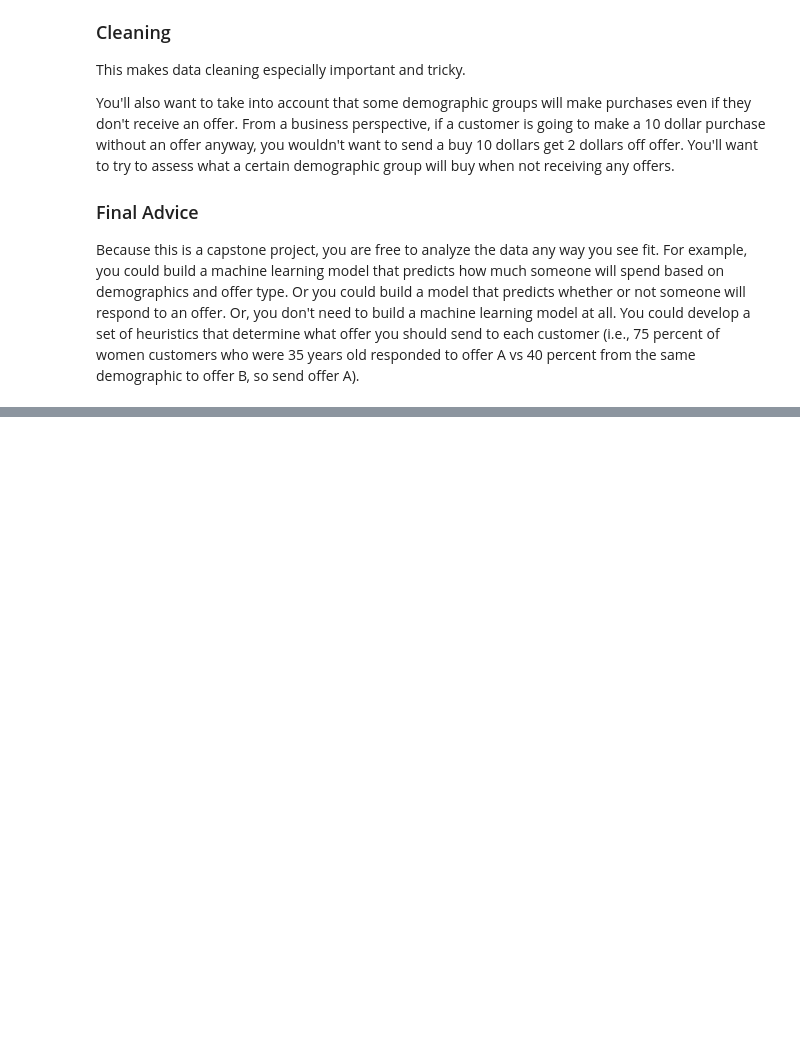
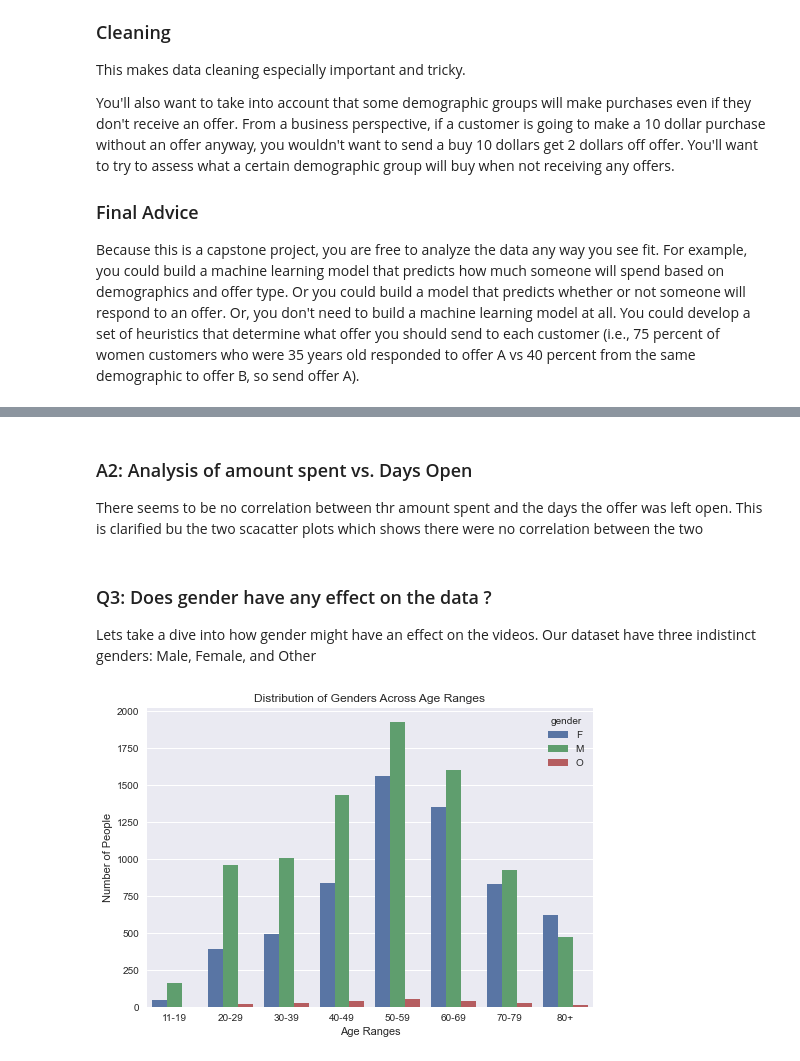
Before and after one commit to nifesimii/Starbucks_Customer_Segmentation, a Jupyter notebook: Starbucks_Capstone_notebook.ipynb, the cells around one changed output, grey strips where cells are left out. Saved outputs shown, nothing was run; the diff lists cells and outputs as text; code cells hidden in the pictures; blank space fills up the shorter version.

```diff
--- a/Starbucks_Capstone_notebook.ipynb
+++ b/Starbucks_Capstone_notebook.ipynb
@@ -116,0 +623,15 @@ transcript
+# %% [markdown]
+### A2: Analysis of amount spent vs. Days Open
+There seems to be no correlation between thr amount spent and the days the offer was left open. This is clarified bu the two scacatter plots which shows there were no correlation between the two
+# %% [markdown]
+### Q3: Does gender have any effect on the data ?
+Lets take a dive into how gender might have an effect on the videos. Our dataset have three indistinct genders: Male, Female, and Other
+# %%
+#Visualizing the gender distribution in a seaborn count plot
+sb.countplot(data = profile,x = 'age_range', hue = 'gender')
+plt.title('Distribution of Genders Across Age Ranges');
+plt.xlabel('Age Ranges');
+plt.ylabel('Number of People');
+plt.style.use('seaborn');
+# %% [output]
+[figure, added]
```
Also changed, not shown: parts of 65 cells of this notebook.
